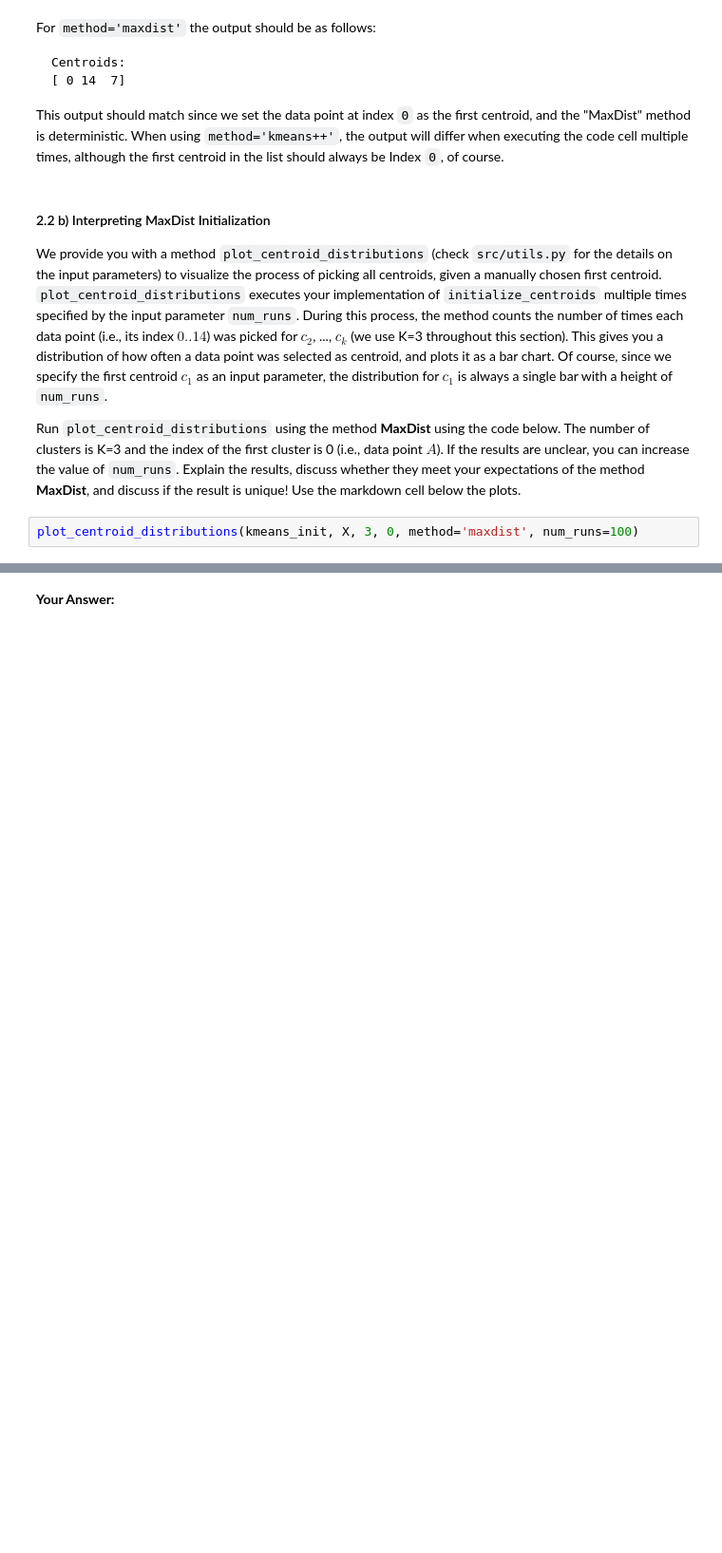
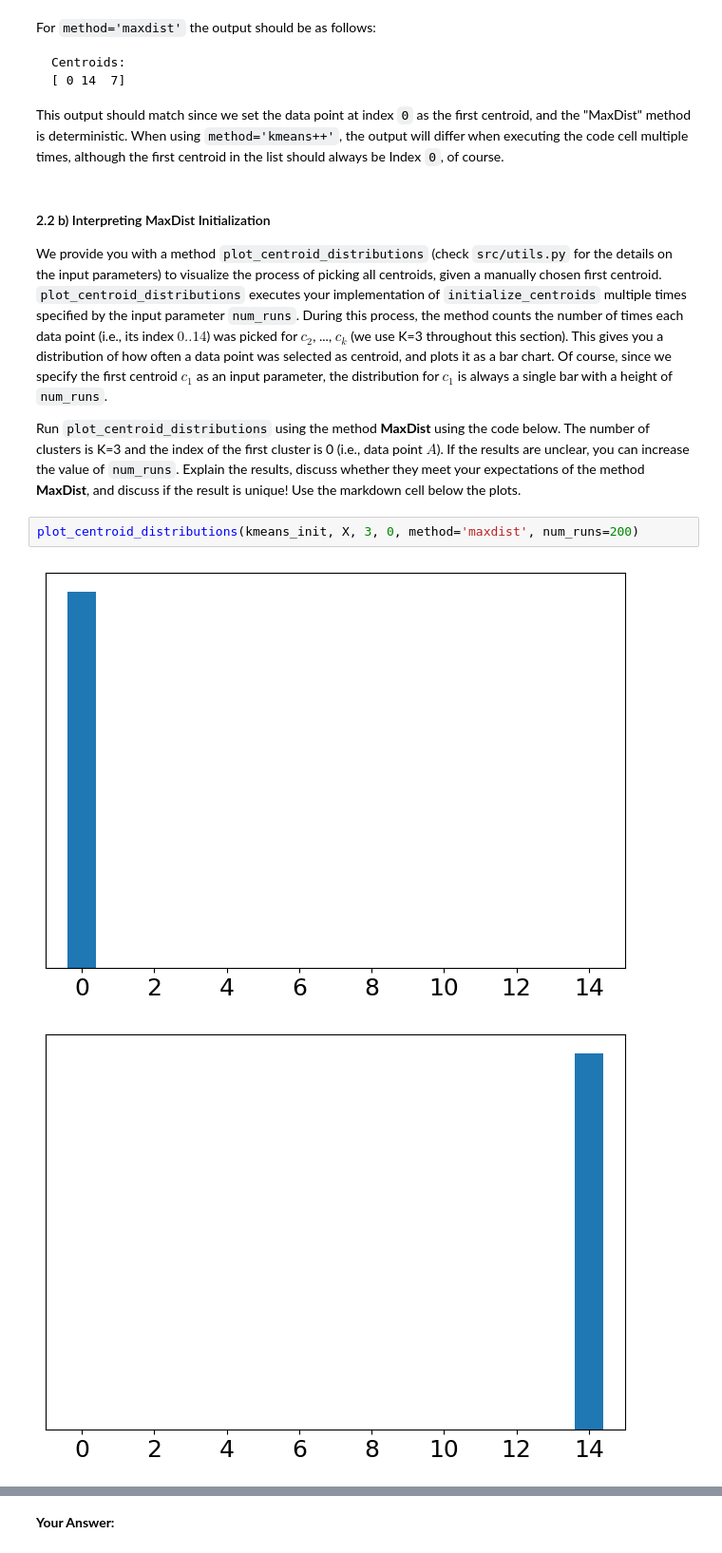
Before and after one commit to benhgm/cs5228_assignments, a Jupyter notebook: assignment1/cs5228_a1_HoGuanMengBenjamin_E1101568.ipynb, the cells around one changed output, grey strips where cells are left out. Shown at 95% size. Cells and saved outputs as stored; diff of their text form; blank space fills up the shorter version.

```diff
--- a/assignment1/cs5228_a1_HoGuanMengBenjamin_E1101568.ipynb
+++ b/assignment1/cs5228_a1_HoGuanMengBenjamin_E1101568.ipynb
@@ -742,4 +701,7 @@ We provide you with a method `plot_centroid_distributions` (check `src/utils.py`
 
 Run `plot_centroid_distributions` using the method **MaxDist** using the code below. The number of clusters is K=3 and the index of the first cluster is 0 (i.e., data point $A$). If the results are unclear, you can increase the value of `num_runs`. Explain the results, discuss whether they meet your expectations of the method **MaxDist**, and discuss if the result is unique! Use the markdown cell below the plots.
 # %%
-plot_centroid_distributions(kmeans_init, X, 3, 0, method='maxdist', num_runs=100)
+plot_centroid_distributions(kmeans_init, X, 3, 0, method='maxdist', num_runs=200)
+# %% [output]
+[figure, added]
+[figure, added]
```
Also changed, not shown: parts of 16 cells of this notebook, 1 other file.
